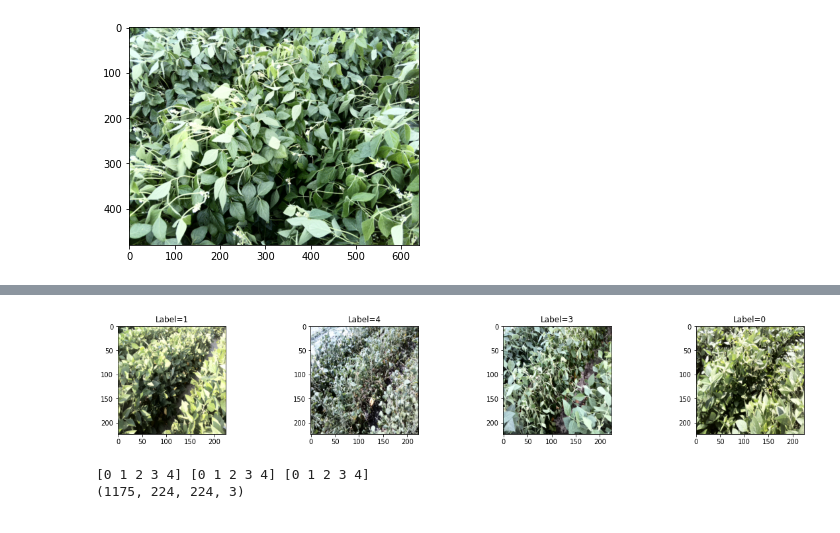
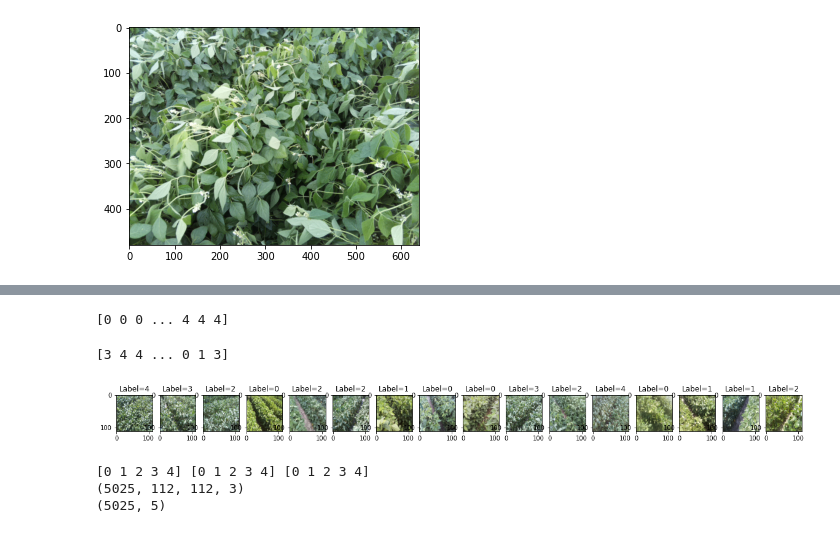
Before and after one commit to danmenloz/LeafWilting, a Jupyter notebook: DanielCNN.ipynb, the cells around one changed output, grey strips where cells are left out. Cells and saved outputs as stored; diff of their text form; code cells hidden in the pictures.

```diff
--- a/DanielCNN.ipynb
+++ b/DanielCNN.ipynb
@@ -127,7 +127,7 @@ print("Initial count")
 countClasses(dataset)
 
 # Preprocess images using histogram equalization
-dataset = histEqualization(dataset)
+# dataset = histEqualization(dataset)
 # %% [output]
 Initial count
 Class 0: 488
@@ -260,0 +331,17 @@ def slice_image(images, labels, num_slices):
+# %%
+# Check agumented data
+
+# Convert to uint8
+images = [ img.astype('uint8') for img in images ]
+
+# convert to np arrays
+images = np.asarray(images)
+labels = np.asarray(labels)
+
+print(images.shape)
+print(labels.shape)
+print("Class 0:", np.sum(labels == 0))
+print("Class 1:", np.sum(labels == 1))
+print("Class 2:", np.sum(labels == 2))
+print("Class 3:", np.sum(labels == 3))
+print("Class 4:", np.sum(labels == 4))
@@ -261,12 +356,16 @@ def slice_image(images, labels, num_slices):
+# %%
+print(labels)
+# %% [output]
+[0 0 0 ... 4 4 4]
 # %%
 # Randomnize dataset
-np.random.shuffle(dataset) # shuffle dataset
-# extract images and labels from dataset
-images = [ d['image'] for d in dataset ]
-labels = [ d['annotation'] for d in dataset ]
-
-# convert to np arrays
+dataset_list = list(zip(images, labels))
+np.random.shuffle(dataset_list)
+images, labels = zip(*dataset_list)
 images = np.asarray(images)
 labels = np.asarray(labels)
+print(labels)
+# %% [output]
+[3 4 4 ... 0 1 3]
 # %%
 # Reducing Images
@@ -278,36 +377,37 @@ resized_images = reduce_image(images, size)
 # print(pre_test.shape)
 # %%
 # Plotting 16 random images
-Num = 4
-N = np.random.randint(0,len(resized_images), Num)
+Num = 16
+N = np.random.randint(0,len(images), Num)
 # Plot
 fig, axes = plt.subplots(1, Num, figsize=(20,3))
 ax = axes.ravel()
 for i in range(Num):
-  ax[i].imshow(resized_images[N[i]])
+  ax[i].imshow(images[N[i]])
   title = "Label=" + str(labels[N[i]])
   ax[i].title.set_text(title)
 # %% [output]
-[figure, old version]
+[figure, new version]
 # %%
+
 #Keeping 40% for Validation
 valid_set_pc = 0.4
-split= int((len(resized_images))*(1-valid_set_pc))
+split= int((len(images))*(1-valid_set_pc))
 
 #labels = annotations[['annotation']]
-validX = resized_images[split:]
+validX = images[split:]
 validY = labels[split:]
 
-trainX = resized_images[:split]
+trainX = images[:split]
 trainY = labels[:split]
 
 #Convert from integers to floats
-resized_images = resized_images.astype('float32')
+images = images.astype('float32')
 trainX = trainX.astype('float32')
 validX = validX.astype('float32')
 
 # Normalize to range 0-1
-resized_images = resized_images / 255.0
+images = images / 255.0
 trainX = trainX / 255.0
 validX = validX / 255.0
 
@@ -318,7 +418,9 @@ labels = to_categorical(labels)
 trainY = to_categorical(trainY)
 validY = to_categorical(validY)
 
-print(resized_images.shape)
+print(images.shape)
+print(labels.shape)
 # %% [output]
 [0 1 2 3 4] [0 1 2 3 4] [0 1 2 3 4]
-(1175, 224, 224, 3)
+(5025, 112, 112, 3)
+(5025, 5)
```
Also changed, not shown: parts of 16 cells of this notebook.
